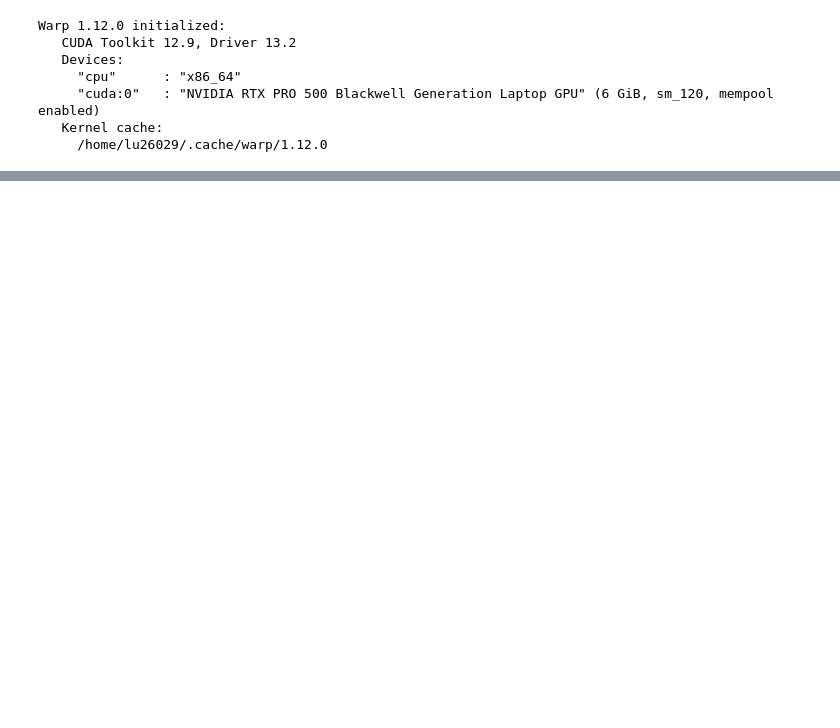
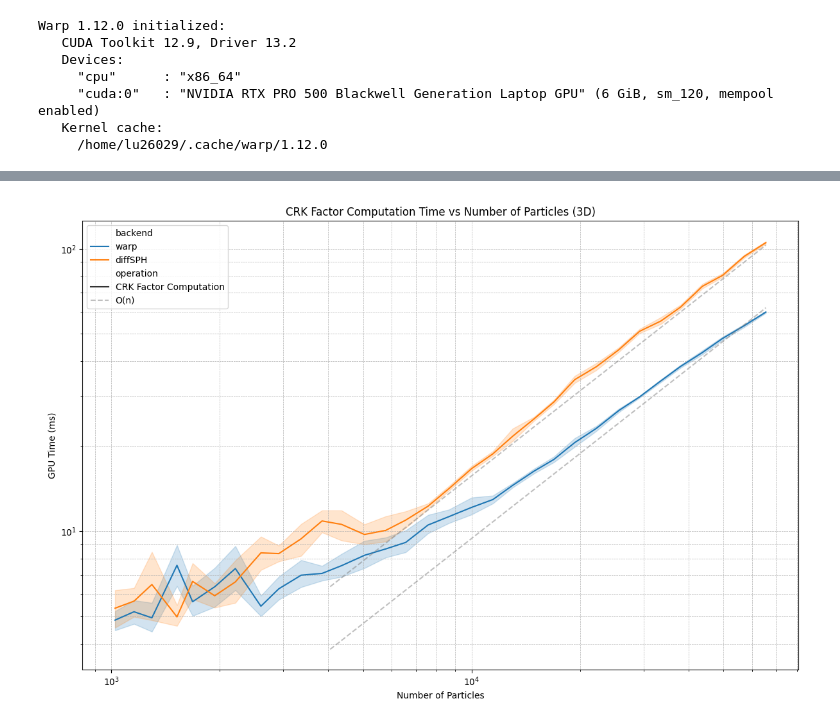
Before and after one commit to wi-re/warpSPHCore, a Jupyter notebook: warp_profile.ipynb, the cells around one changed output, grey strips where cells are left out. Saved outputs shown, nothing was run; the diff lists cells and outputs as text; code cells hidden in the pictures; blank space fills up the shorter version.

Commit message:
add crk computations

```diff
--- a/warp_profile.ipynb
+++ b/warp_profile.ipynb
@@ -590,5 +464,18 @@ def benchmark(nx, targetNumNeighbors, dim, device, nSamples, warpOnly = False):
                 )
                 measurements.extend(divergenceResults)
 
+            with record_function("CRK Factor Computation"):
+                crkResults = benchmarkCRK(
+                    WarpOperation.Density, GradientScheme.Difference, LaplacianScheme.Brookshaw,
+                    queryPositions, referencePositions,
+                    querySupports, referenceSupports,
+                    queryMasses, referenceMasses,
+                    queryDensities, referenceDensities,
+                    None, None,
+                    domain, adjacency, neighborhood, simulationState,
+                    nx, targetNumNeighbors, dim, device, nSamples, warpOnly
+                )
+                measurements.extend(crkResults)
+
 
             return measurements
@@ -693,0 +767,26 @@ Self CUDA time total: 430.743ms
+# %%
+scale_factor = 0.25
+
+fig, axis = plt.subplots(1, 1, figsize = (12,8), squeeze = False, sharey = True)
+import copy
+
+plotData = copy.deepcopy(pdData)
+
+def plotOp(data, operation, ax):
+    curData =  data[data['operation'] == operation]
+
+    sns.lineplot(data = curData, x = 'numParticles', y = 'gpuTime', style = 'operation', hue = 'backend', ax = ax, marker = None)
+    ax.set_xscale('log')
+    ax.set_yscale('log')
+    ax.set_xlabel('Number of Particles')
+    ax.set_ylabel('GPU Time (ms)')
+    ax.set_title(f'{operation} Time vs Number of Particles (3D)')
+    ax.grid(True, which = 'both', linestyle='--', linewidth=0.5)
+    add_scaling_line(ax, curData, 'numParticles', 'gpuTime', scale_factor=scale_factor)
+    ax.legend()
+
+plotOp(plotData, 'CRK Factor Computation', axis[0, 0])
+
+fig.tight_layout()
+# %% [output]
+[figure, added]
```
Also changed, not shown: parts of 12 cells of this notebook, 24 other files.
